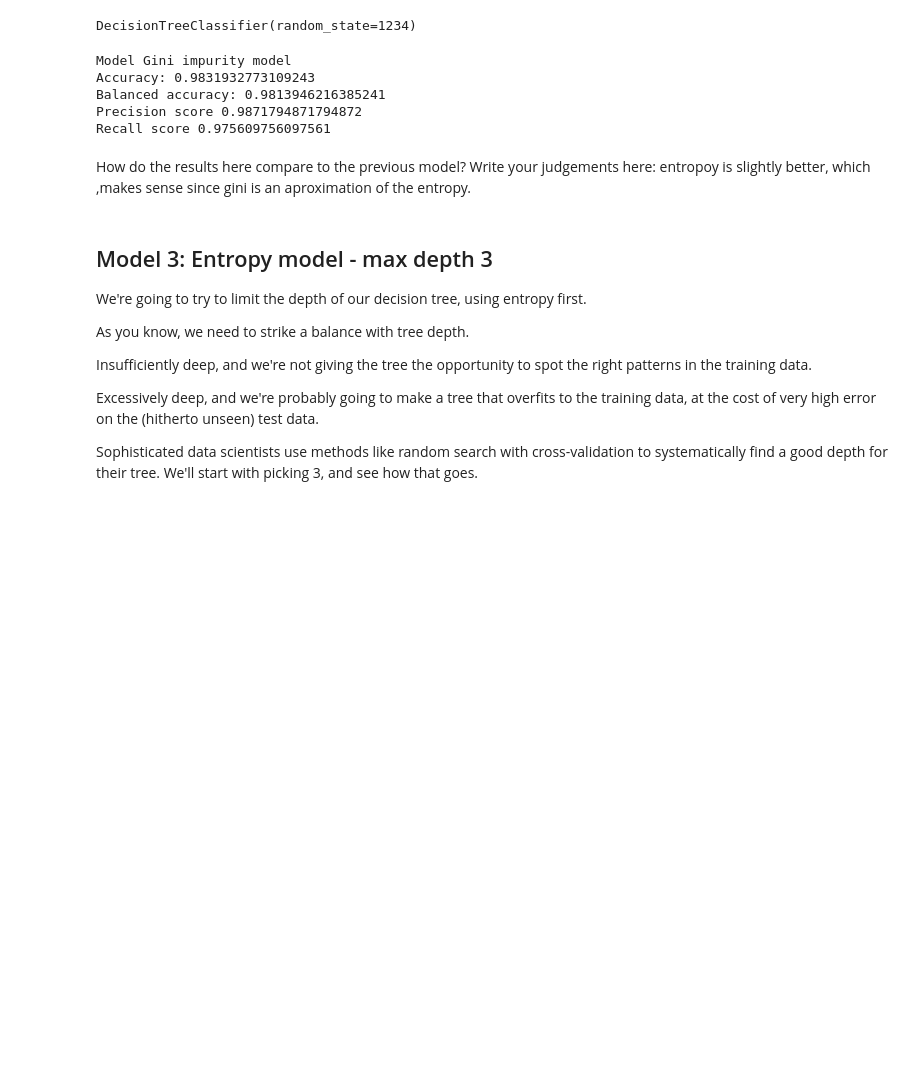
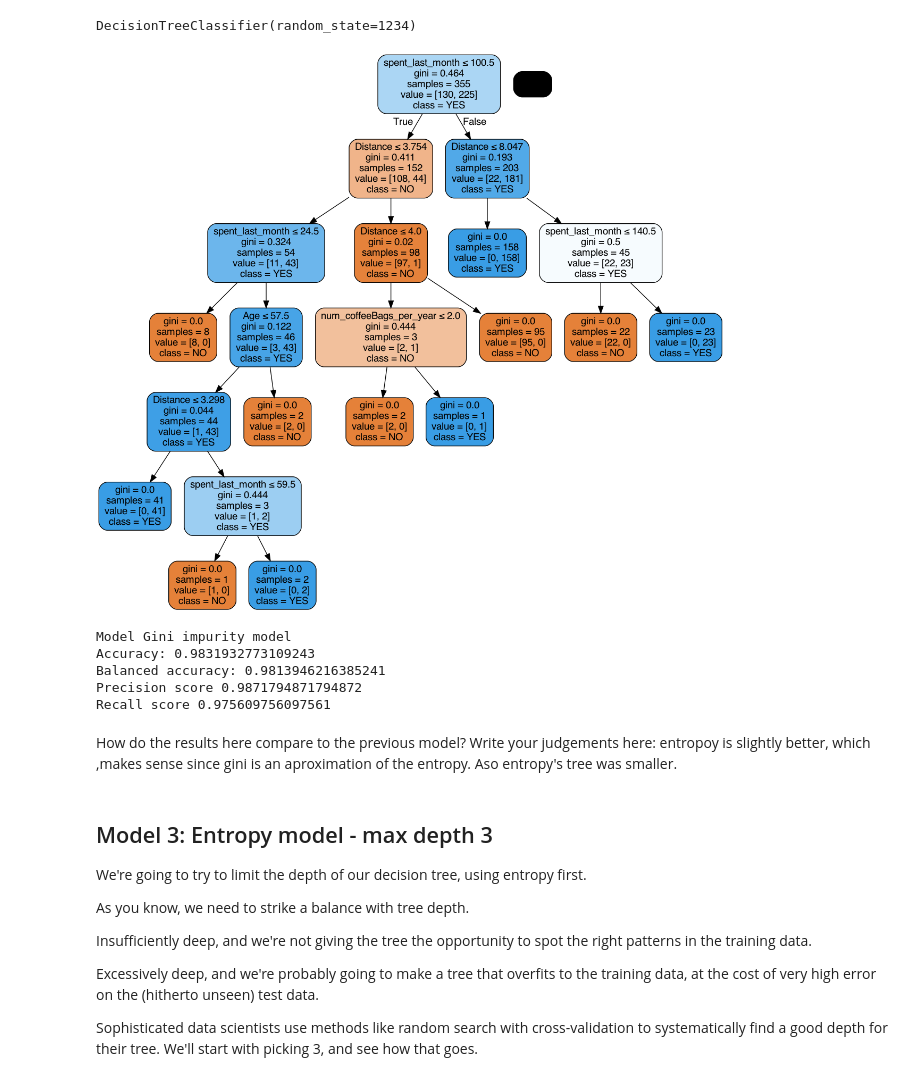
Before and after one commit to RossHyman/Springboard, a Jupyter notebook: 1613148038_Springboard_Decision_Tree_Specialty_Coffee_Case_Study_28012021_2_/Springboard Decision Tree Specialty Coffee Case Study - Tier 3.ipynb, the cells around one changed output. Saved outputs shown, nothing was run; the diff lists cells and outputs as text; code cells hidden in the pictures; blank space fills up the shorter version.

Commit message:
graphviz fixed

```diff
--- a/1613148038_Springboard_Decision_Tree_Specialty_Coffee_Case_Study_28012021_2_/Springboard Decision Tree Specialty Coffee Case Study - Tier 3.ipynb
+++ b/1613148038_Springboard_Decision_Tree_Specialty_Coffee_Case_Study_28012021_2_/Springboard Decision Tree Specialty Coffee Case Study - Tier 3.ipynb
@@ -465,3 +457,17 @@ _ _ _
+# %%
+# As before, but make the model name gini_model
+dot_data = StringIO()
+
+# We can do so with export_graphviz
+tree.export_graphviz(gini_model, out_file=dot_data,
+              filled=True, rounded=True,
+               special_characters=True, feature_names=X_train.columns,class_names = gini_model.classes_)
+
+# Alternatively for class_names use entr_model.classes_
+graph = pydotplus.graph_from_dot_data(dot_data.getvalue())
+Image(graph.create_png())
+# %% [output]
+[figure, added]
 # %%
 # Run this block for model evaluation
 print("Model Gini impurity model")
@@ -476,7 +482,7 @@ Balanced accuracy: 0.9813946216385241
 Precision score 0.9871794871794872
 Recall score 0.975609756097561
 # %% [markdown]
-How do the results here compare to the previous model? Write your judgements here: entropoy is slightly better, which ,makes sense since gini is an aproximation of the entropy.
+How do the results here compare to the previous model? Write your judgements here: entropoy is slightly better, which ,makes sense since gini is an aproximation of the entropy. Aso entropy's tree was smaller.
 # %% [markdown]
 ## Model 3: Entropy model - max depth 3
 We're going to try to limit the depth of our decision tree, using entropy first.
```
Also changed, not shown: parts of 13 cells of this notebook.
